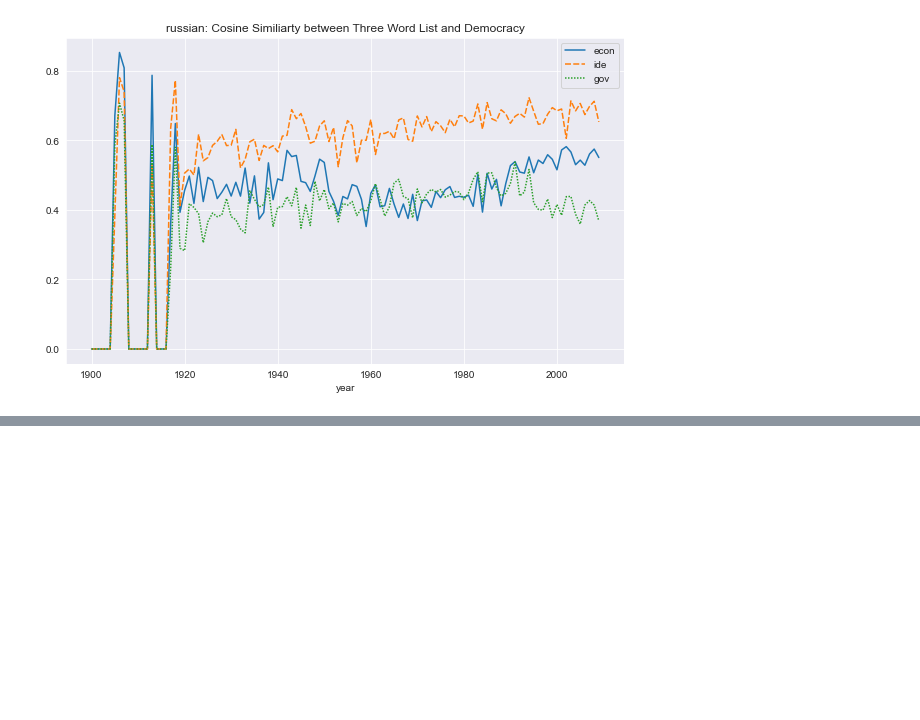
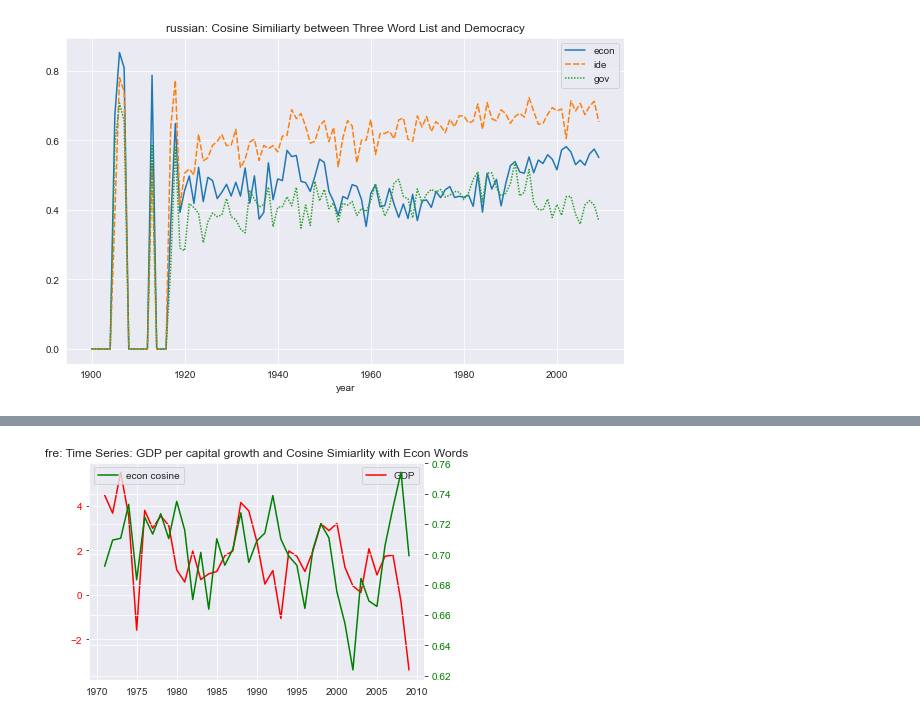
Before and after one commit to cultural-proj/democracy, a Jupyter notebook: cosine_pipeline.ipynb, the cells around one changed output, grey strips where cells are left out. Saved outputs shown, nothing was run; the diff lists cells and outputs as text; code cells hidden in the pictures; blank space fills up the shorter version.

```diff
--- a/cosine_pipeline.ipynb
+++ b/cosine_pipeline.ipynb
@@ -73,0 +134,4 @@ get_cos_plot('russian')
+# %%
+get_time_series_plot('fre')
+# %% [output]
+[figure, added]
```
Also changed, not shown: parts of 8 cells of this notebook, 5 other files.
